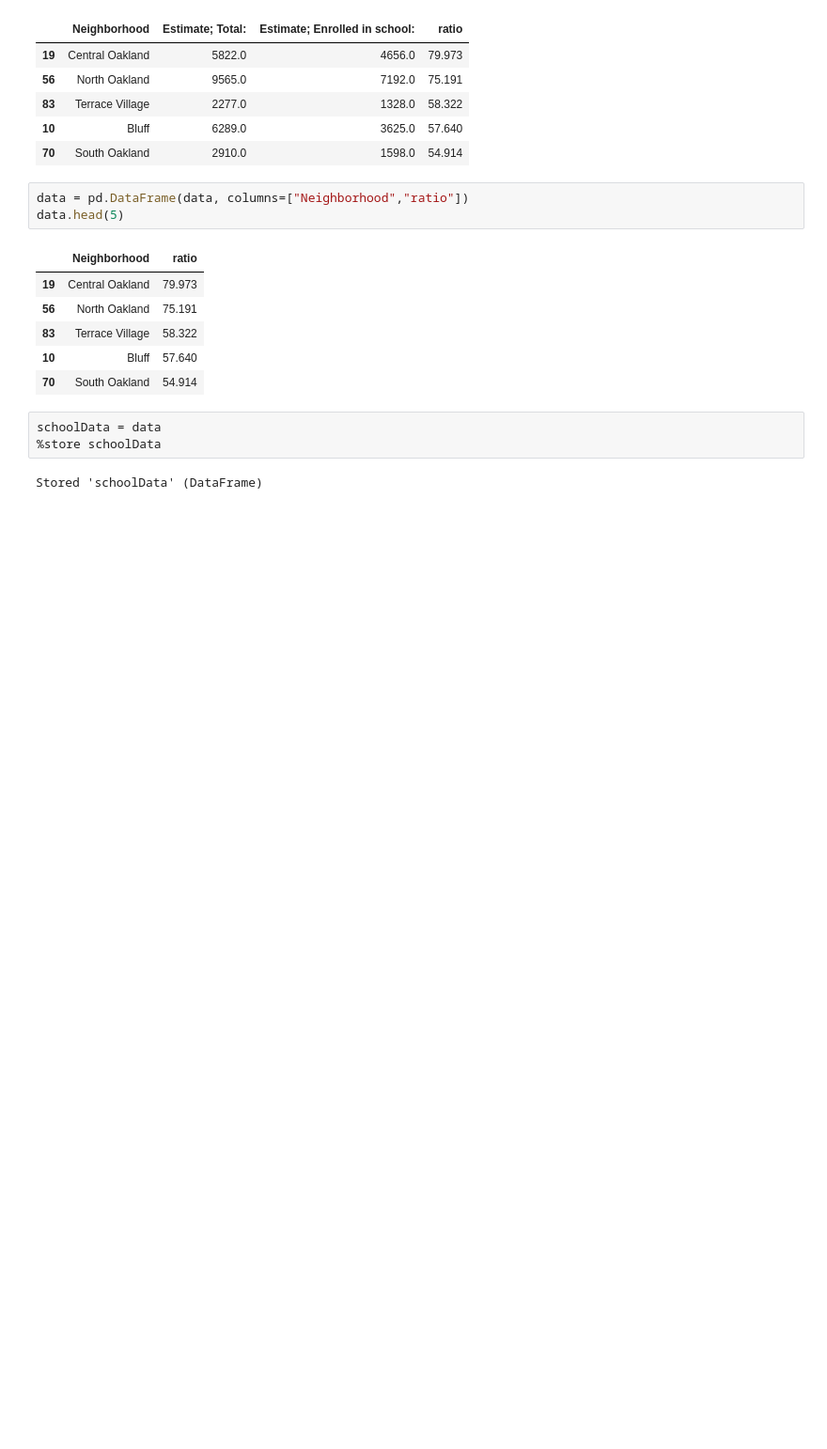
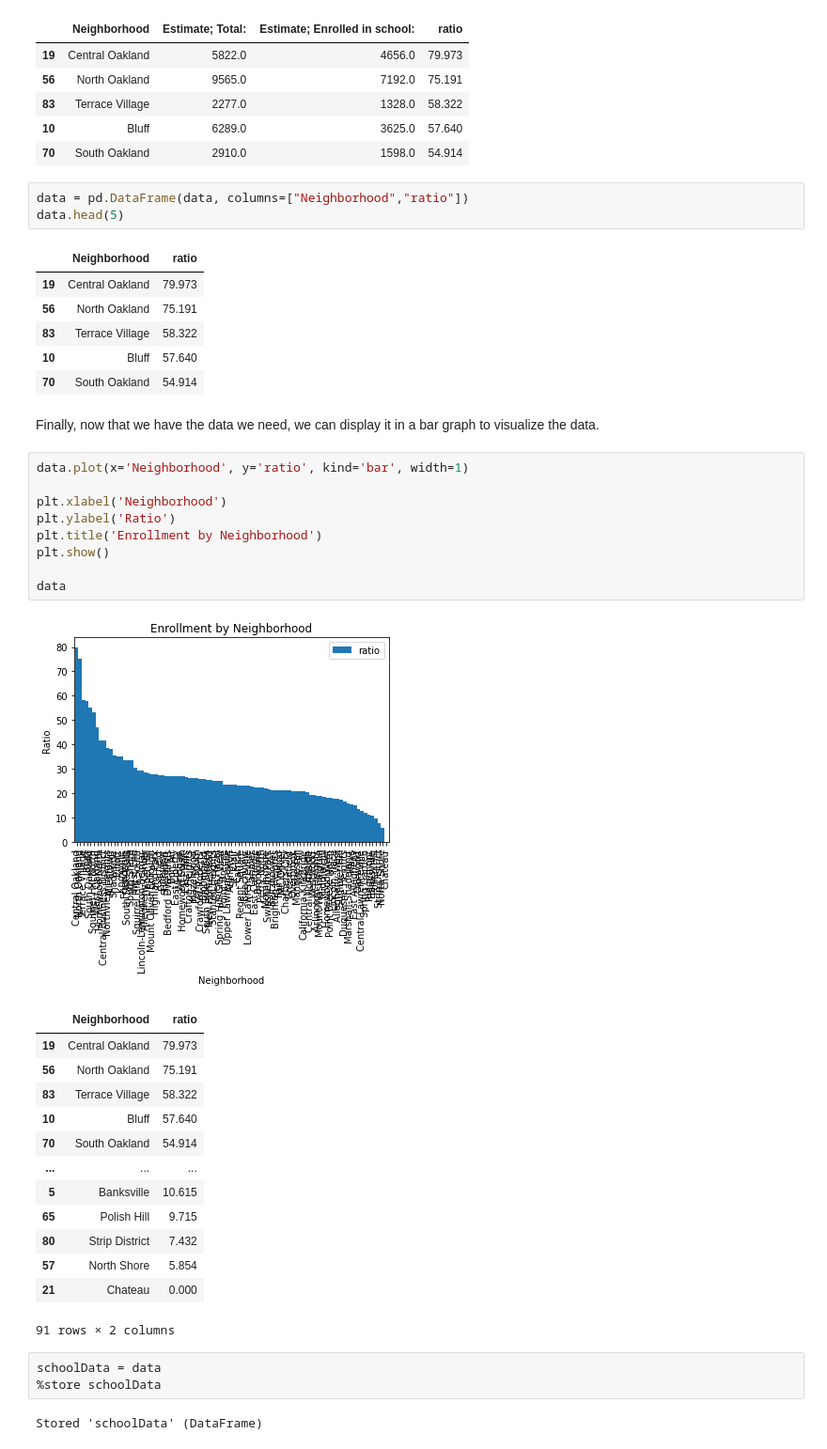
Before and after one commit to camickey7113/CMPINF-0010-Final-Project, a Jupyter notebook: cam597-final-project.ipynb, the cells around one changed output. Shown at 94% size. Cells and saved outputs as stored; diff of their text form; blank space fills up the shorter version.

```diff
--- a/cam597-final-project.ipynb
+++ b/cam597-final-project.ipynb
@@ -61,6 +62,32 @@ data.head(5)
 | 83 | Terrace Village | 58.322 |
 | 10 | Bluff | 57.640 |
 | 70 | South Oakland | 54.914 |
+# %% [markdown]
+Finally, now that we have the data we need, we can display it in a bar graph to visualize the data.
+# %%
+data.plot(x='Neighborhood', y='ratio', kind='bar', width=1)
+
+plt.xlabel('Neighborhood')
+plt.ylabel('Ratio')
+plt.title('Enrollment by Neighborhood')
+plt.show()
+
+data
+# %% [output]
+[figure, added]
+|  | Neighborhood | ratio |
+| 19 | Central Oakland | 79.973 |
+| 56 | North Oakland | 75.191 |
+| 83 | Terrace Village | 58.322 |
+| 10 | Bluff | 57.640 |
+| 70 | South Oakland | 54.914 |
+| ... | ... | ... |
+| 5 | Banksville | 10.615 |
+| 65 | Polish Hill | 9.715 |
+| 80 | Strip District | 7.432 |
+| 57 | North Shore | 5.854 |
+| 21 | Chateau | 0.000 |
+91 rows × 2 columns
 # %%
 schoolData = data
 %store schoolData
```
Also changed, not shown: parts of 2 cells of this notebook, 2 other files.
